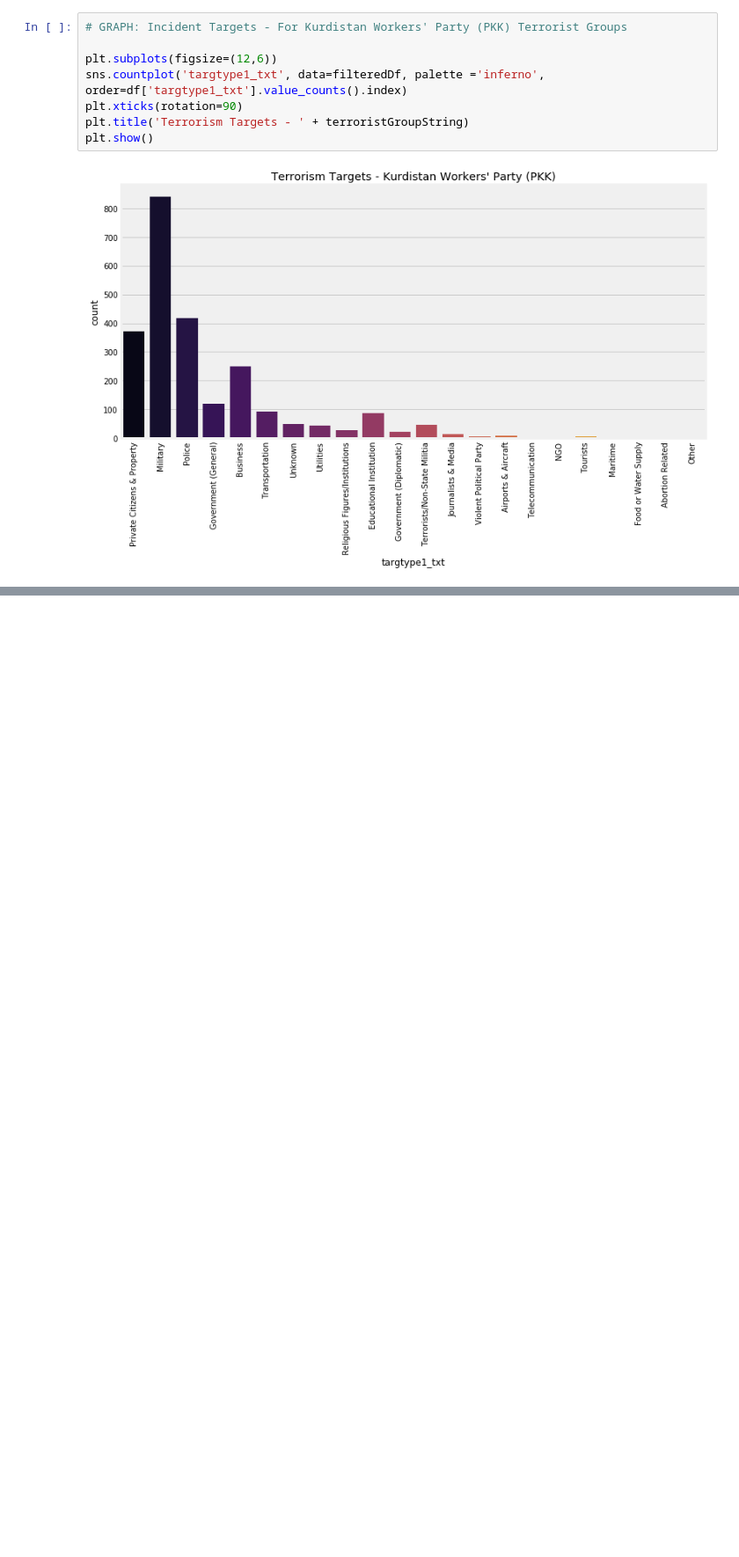
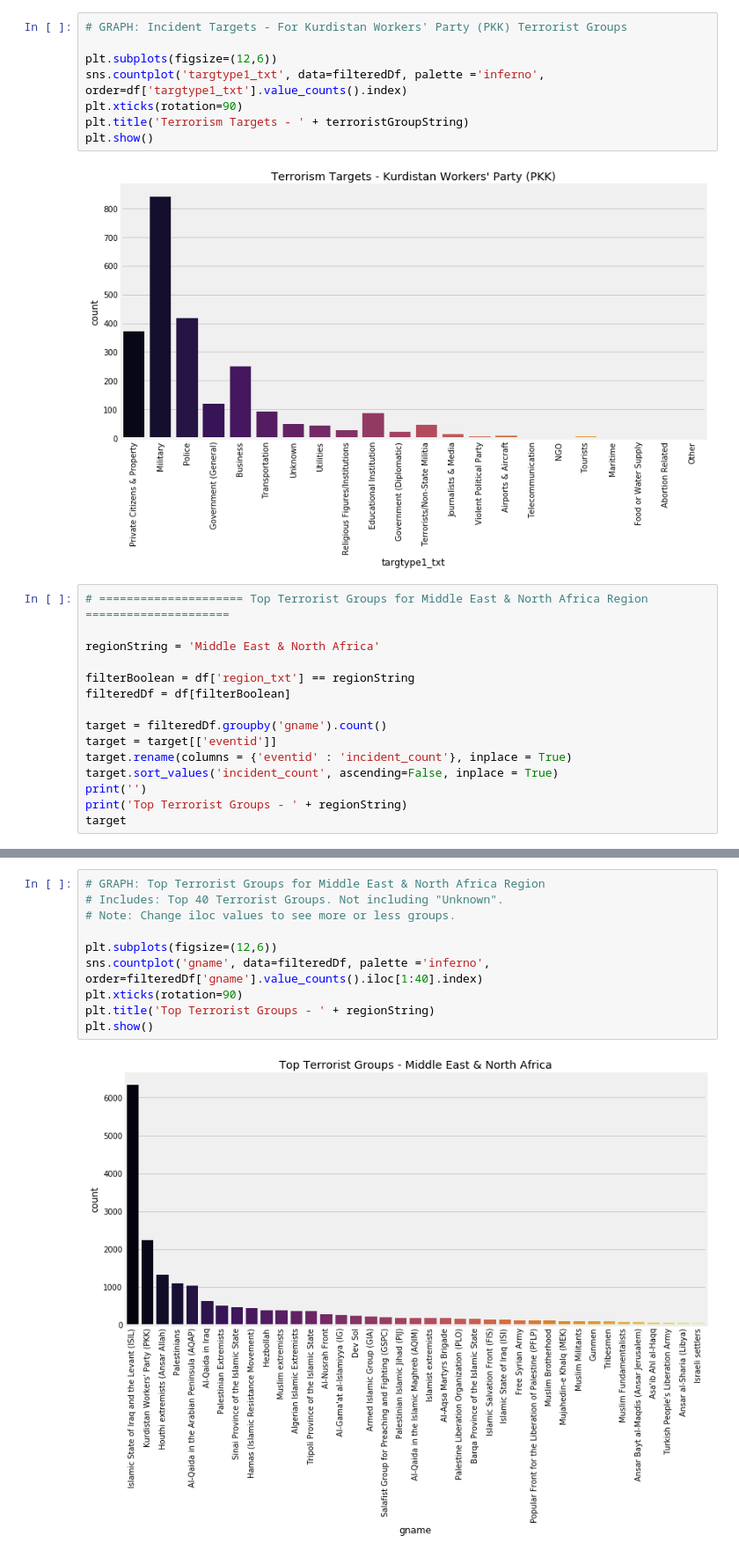
Before and after one commit to alex-hjk/CE4032-DataAnalyticsAndMining-2020, a Jupyter notebook: Vincent/terrorism_eda.ipynb, the cells around one changed output, grey strips where cells are left out. Shown at 88% size. Drawn from its saved outputs; the diff is of its cells as text; blank space fills up the shorter version.

Commit message:
vincent: added analysis to see top terrorist groups in region

```diff
--- a/Vincent/terrorism_eda.ipynb
+++ b/Vincent/terrorism_eda.ipynb
@@ -1223,3 +1223,18 @@ plt.title('Terrorism Targets - ' + terroristGroupString)
 plt.show()
 # %% [output]
 [figure]
+# %%
+# ===================== Top Terrorist Groups for Middle East & North Africa Region =====================
+
+regionString = 'Middle East & North Africa'
+
+filterBoolean = df['region_txt'] == regionString
+filteredDf = df[filterBoolean]
+
+target = filteredDf.groupby('gname').count()
+target = target[['eventid']]
+target.rename(columns = {'eventid' : 'incident_count'}, inplace = True)
+target.sort_values('incident_count', ascending=False, inplace = True)
+print('')
+print('Top Terrorist Groups - ' + regionString)
+target
@@ -1225,0 +1262,12 @@ plt.show()
+# %%
+# GRAPH: Top Terrorist Groups for Middle East & North Africa Region
+# Includes: Top 40 Terrorist Groups. Not including "Unknown".
+# Note: Change iloc values to see more or less groups.
+
+plt.subplots(figsize=(12,6))
+sns.countplot('gname', data=filteredDf, palette ='inferno', order=filteredDf['gname'].value_counts().iloc[1:40].index)
+plt.xticks(rotation=90)
+plt.title('Top Terrorist Groups - ' + regionString)
+plt.show()
+# %% [output]
+[figure, added]
```
Also changed, not shown: parts of 36 cells of this notebook.
